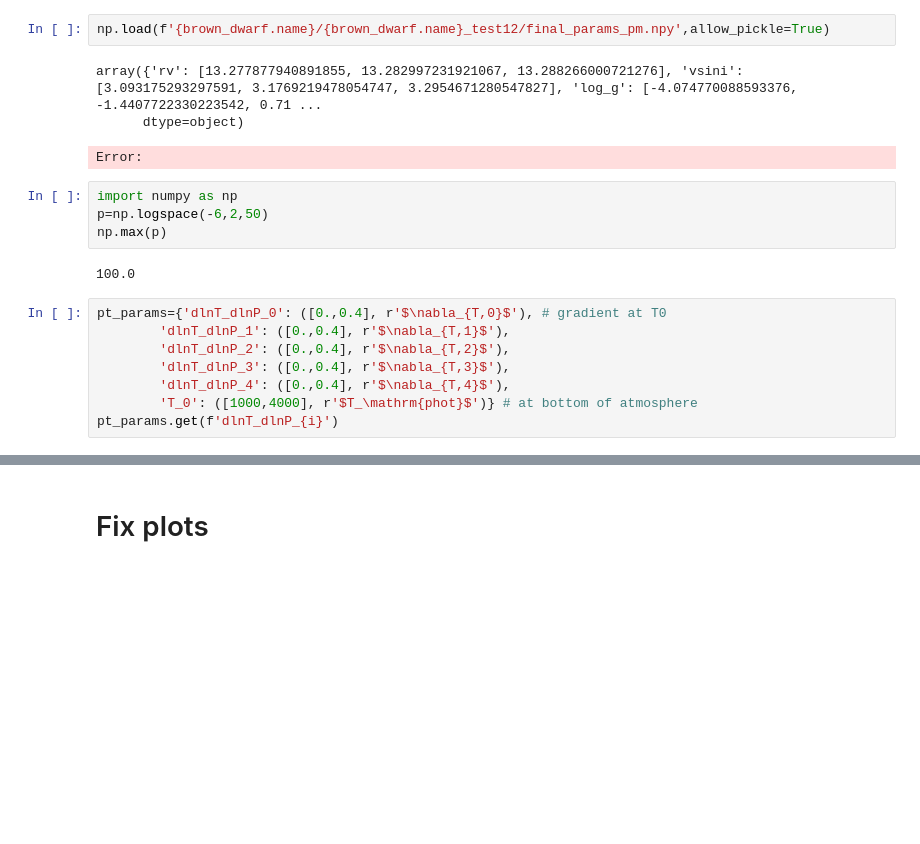
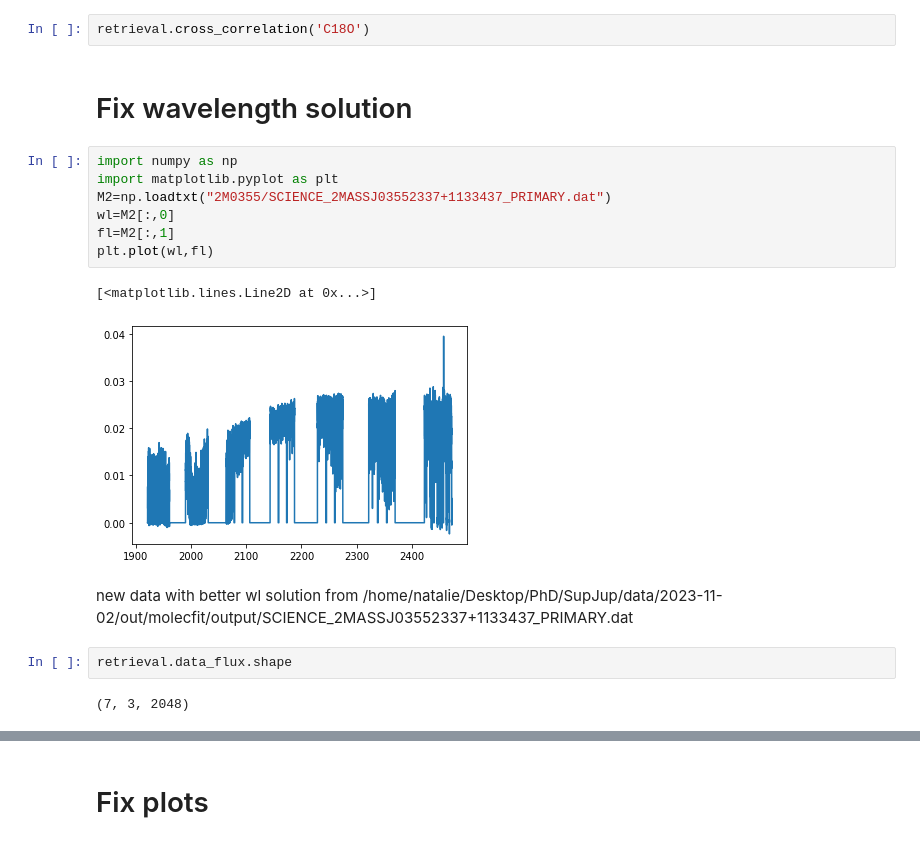
Before and after one commit to NatalieGrasser/atm_retrieval, a Jupyter notebook: atm_retrieval/debugging.ipynb, the cells around one changed output, grey strips where cells are left out. Drawn from its saved outputs; the diff is of its cells as text; blank space fills up the shorter version.

Commit message:
added test spectrum, reorganized and fixed bugs

```diff
--- a/atm_retrieval/debugging.ipynb
+++ b/atm_retrieval/debugging.ipynb
@@ -128,23 +99,24 @@ array([-6., -4., -2.,  0.,  2.])
-# %%
-np.load(f'{brown_dwarf.name}/{brown_dwarf.name}_test12/final_params_pm.npy',allow_pickle=True)
-# %% [output]
-array({'rv': [13.277877940891855, 13.282997231921067, 13.288266000721276], 'vsini': [3.093175293297591, 3.1769219478054747, 3.2954671280547827], 'log_g': [-4.074770088593376, -1.4407722330223542, 0.71 ...
-      dtype=object)
-Error:
-# %%
-import numpy as np
-p=np.logspace(-6,2,50)
-np.max(p)
-# %% [output]
-100.0
-# %%
-pt_params={'dlnT_dlnP_0': ([0.,0.4], r'$\nabla_{T,0}$'), # gradient at T0
-        'dlnT_dlnP_1': ([0.,0.4], r'$\nabla_{T,1}$'),
-        'dlnT_dlnP_2': ([0.,0.4], r'$\nabla_{T,2}$'),
-        'dlnT_dlnP_3': ([0.,0.4], r'$\nabla_{T,3}$'),
-        'dlnT_dlnP_4': ([0.,0.4], r'$\nabla_{T,4}$'),
-        'T_0': ([1000,4000], r'$T_\mathrm{phot}$')} # at bottom of atmosphere
-pt_params.get(f'dlnT_dlnP_{i}')
+# %%
+retrieval.cross_correlation('C18O')
+# %% [markdown]
+# Fix wavelength solution
+# %%
+import numpy as np
+import matplotlib.pyplot as plt
+M2=np.loadtxt("2M0355/SCIENCE_2MASSJ03552337+1133437_PRIMARY.dat")
+wl=M2[:,0]
+fl=M2[:,1]
+plt.plot(wl,fl)
+# %% [output]
+[<matplotlib.lines.Line2D at 0x...>]
+[figure, added]
+# %% [markdown]
+new data with better wl solution from
+/home/natalie/Desktop/PhD/SupJup/data/2023-11-02/out/molecfit/output/SCIENCE_2MASSJ03552337+1133437_PRIMARY.dat
+# %%
+retrieval.data_flux.shape
+# %% [output]
+(7, 3, 2048)
 # %%
 import pickle
 import pathlib
```
Also changed, not shown: parts of 5 cells of this notebook, 16 other files.
